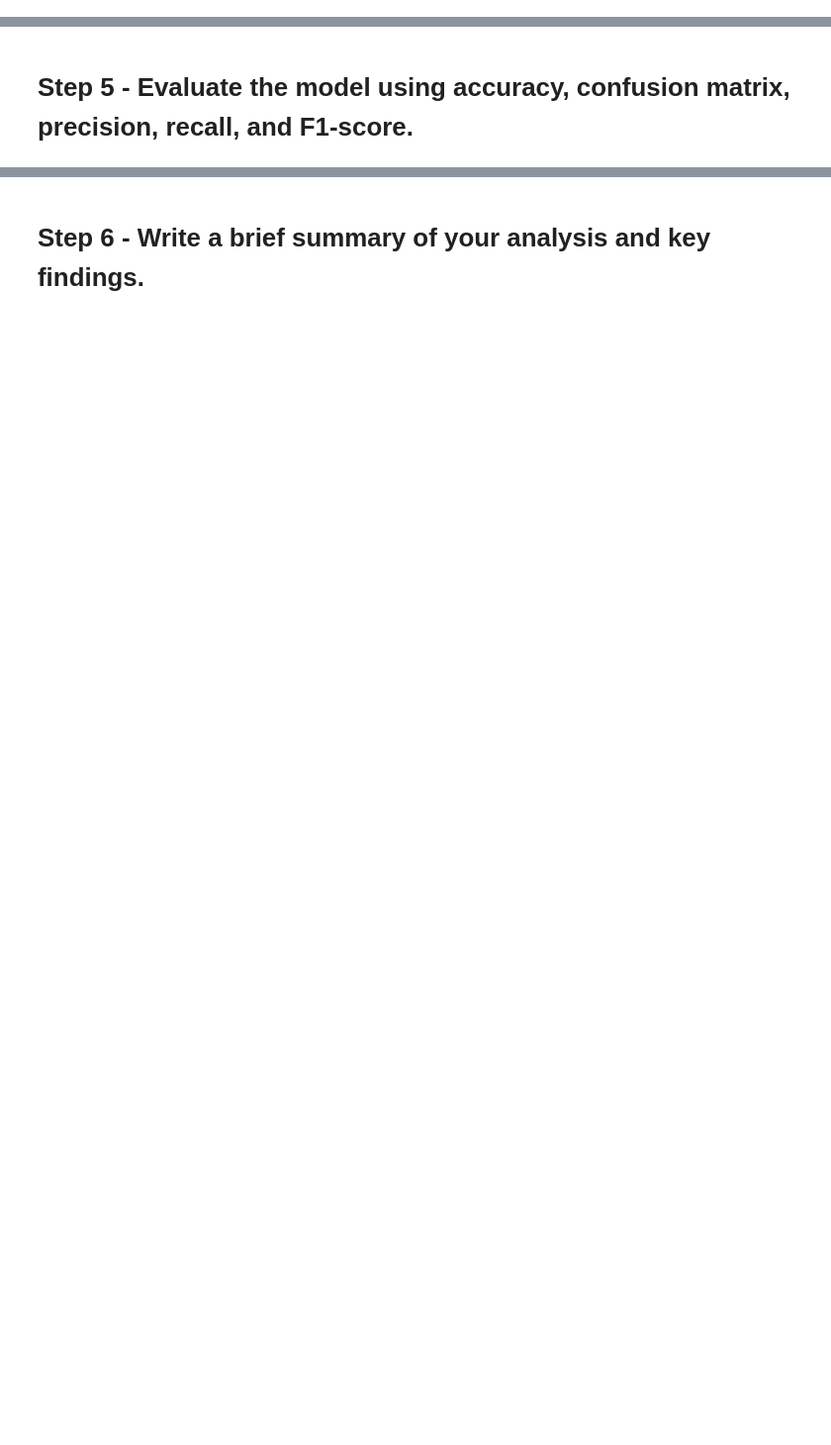
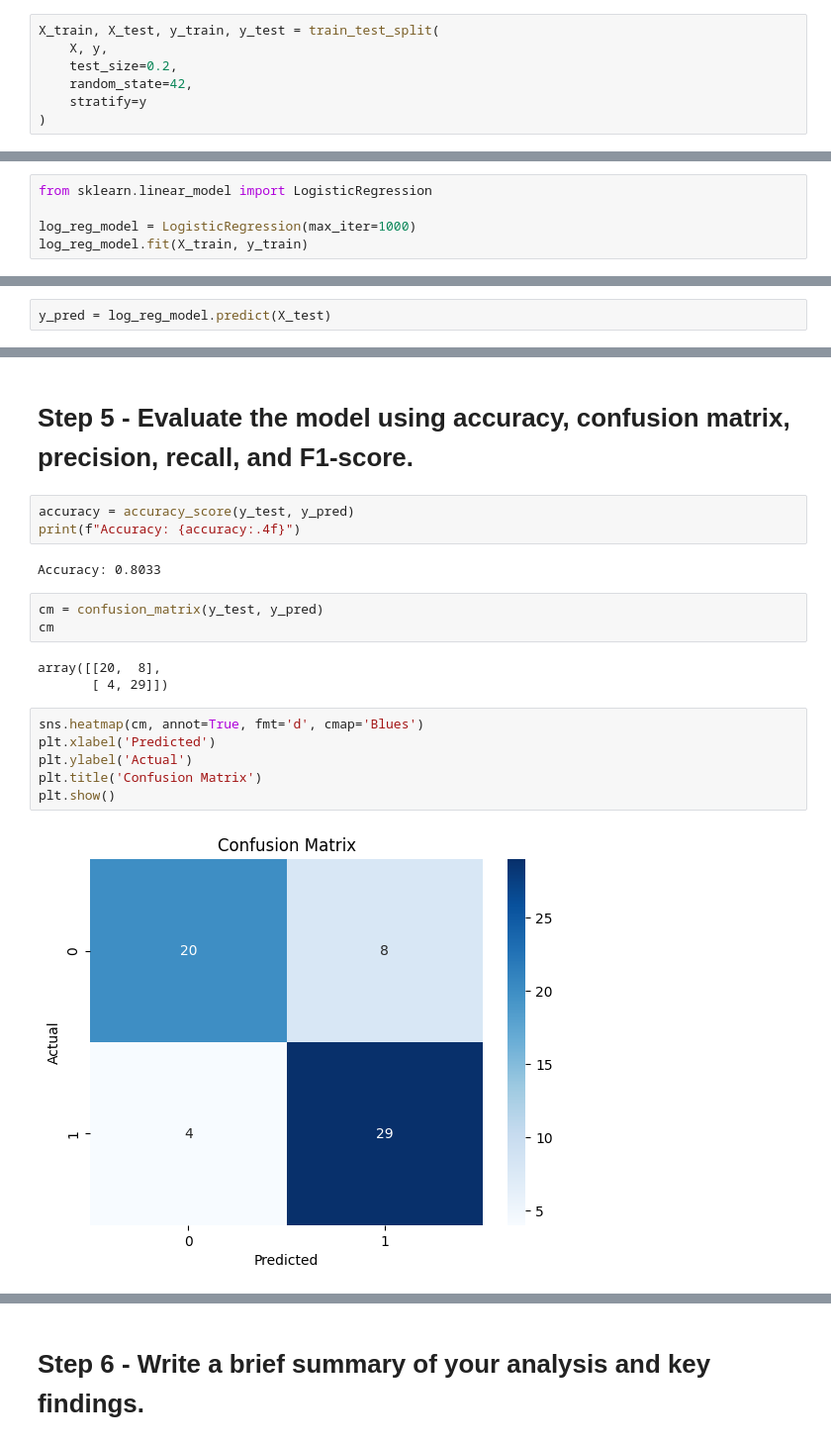
Before and after one commit to AmeyPhutane123/LearningDataScience, a Jupyter notebook: Data Science/Assignments/assignment7.ipynb, the cells around one changed output, grey strips where cells are left out. Shown at 99% size. Cells and saved outputs as stored; diff of their text form; blank space fills up the shorter version.

```diff
--- a/Data Science/Assignments/assignment7.ipynb
+++ b/Data Science/Assignments/assignment7.ipynb
@@ -146,0 +263,7 @@ Normalize or standardize data if needed
+# %%
+X_train, X_test, y_train, y_test = train_test_split(
+    X, y,
+    test_size=0.2,
+    random_state=42,
+    stratify=y
+)
@@ -147,2 +303,7 @@ Normalize or standardize data if needed
 # %% [markdown]
 # Step 4 - Implement a classification algorithm (e.g., Logistic Regression, Decision Tree, Random Forest, or KNN) to predict heart disease.
+# %%
+from sklearn.linear_model import LogisticRegression
+
+log_reg_model = LogisticRegression(max_iter=1000)
+log_reg_model.fit(X_train, y_train)
@@ -148,0 +312,2 @@ Normalize or standardize data if needed
+# %%
+y_pred = log_reg_model.predict(X_test)
@@ -149,2 +325,21 @@ Normalize or standardize data if needed
 # %% [markdown]
 # Step 5 - Evaluate the model using accuracy, confusion matrix, precision, recall, and F1-score.
+# %%
+accuracy = accuracy_score(y_test, y_pred)
+print(f"Accuracy: {accuracy:.4f}")
+# %% [output]
+Accuracy: 0.8033
+# %%
+cm = confusion_matrix(y_test, y_pred)
+cm
+# %% [output]
+array([[20,  8],
+       [ 4, 29]])
+# %%
+sns.heatmap(cm, annot=True, fmt='d', cmap='Blues')
+plt.xlabel('Predicted')
+plt.ylabel('Actual')
+plt.title('Confusion Matrix')
+plt.show()
+# %% [output]
+[figure, added]
```
Also changed, not shown: parts of 15 cells of this notebook.
